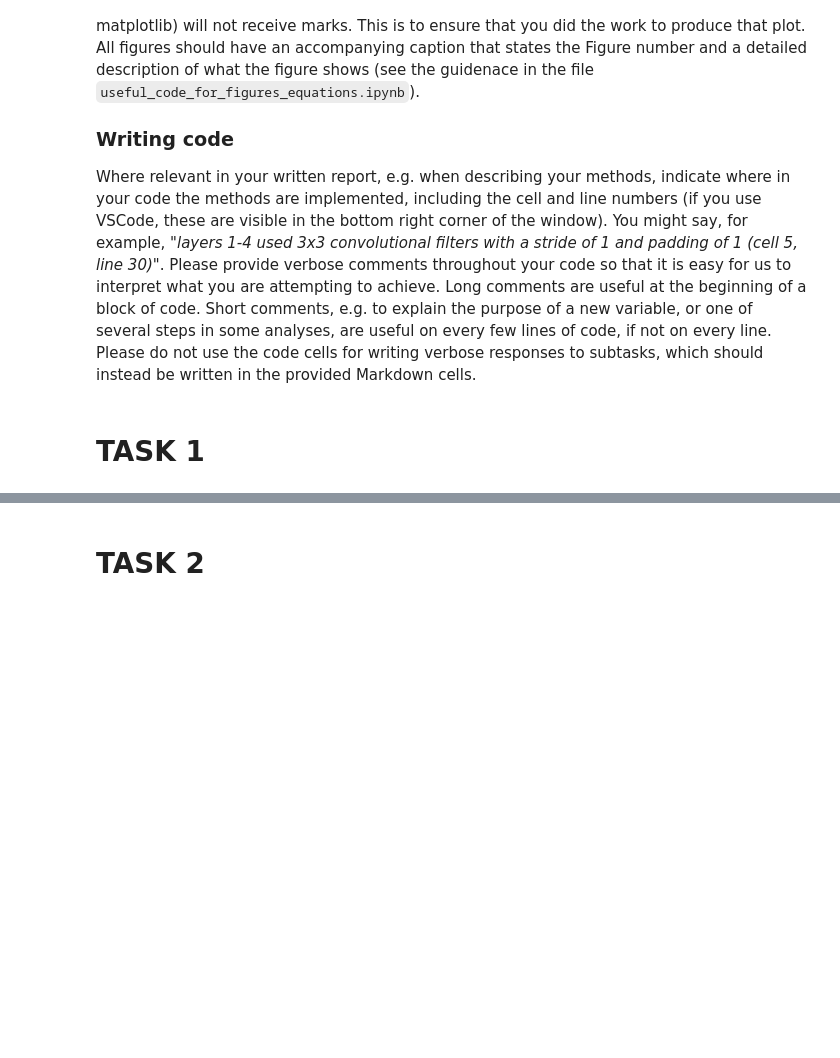
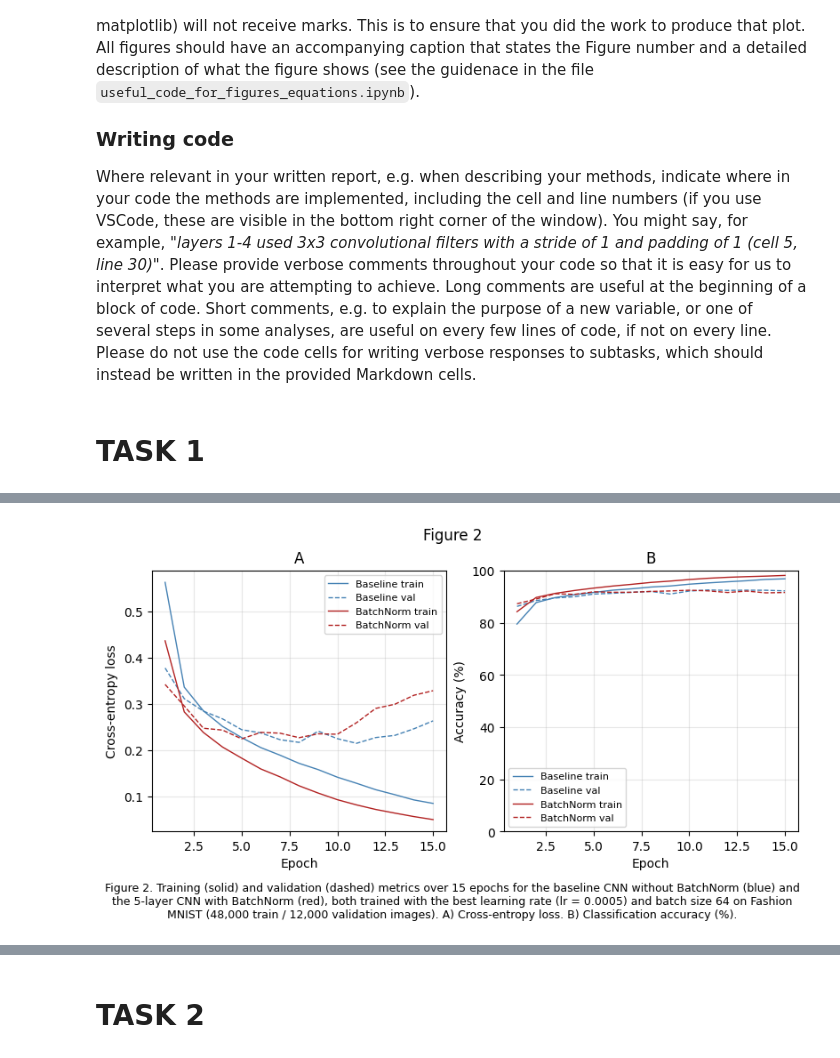
Before and after one commit to Noah-To/NN-Draft, a Jupyter notebook: XXXXXX.ipynb, the cells around one changed output, grey strips where cells are left out. Saved outputs shown, nothing was run; the diff lists cells and outputs as text; code cells hidden in the pictures; blank space fills up the shorter version.

```diff
--- a/XXXXXX.ipynb
+++ b/XXXXXX.ipynb
@@ -27,0 +356,47 @@ Where relevant in your written report, e.g. when describing your methods, indica
+# %%
+
+# Figure 2: training and validation curves for both CNN variants
+
+epochs = range(1, N_EPOCHS + 1)
+
+figWidth  = 20.
+figHeight = 10.
+fig, axs = plt.subplots(1, 2, constrained_layout=True,
+                         figsize=tuple(np.array((figWidth, figHeight)) / 2.54))
+
+fig.suptitle('Figure 2')
+
+# Panel A: cross-entropy loss
+axs[0].set_title('A')
+axs[0].plot(epochs, hist_baseline['train_loss'], color='steelblue', linestyle='-',  linewidth=1.0, label='Baseline train')
+axs[0].plot(epochs, hist_baseline['val_loss'],   color='steelblue', linestyle='--', linewidth=1.0, label='Baseline val')
+axs[0].plot(epochs, hist_bn['train_loss'],       color='firebrick', linestyle='-',  linewidth=1.0, label='BatchNorm train')
+axs[0].plot(epochs, hist_bn['val_loss'],         color='firebrick', linestyle='--', linewidth=1.0, label='BatchNorm val')
+axs[0].set_xlabel('Epoch')
+axs[0].set_ylabel('Cross-entropy loss')
+axs[0].legend(fontsize=8)
+axs[0].grid(True, alpha=0.3)
+
+# Panel B: classification accuracy
+axs[1].set_title('B')
+axs[1].plot(epochs, [v*100 for v in hist_baseline['train_acc']], color='steelblue', linestyle='-',  linewidth=1.0, label='Baseline train')
+axs[1].plot(epochs, [v*100 for v in hist_baseline['val_acc']],   color='steelblue', linestyle='--', linewidth=1.0, label='Baseline val')
+axs[1].plot(epochs, [v*100 for v in hist_bn['train_acc']],       color='firebrick', linestyle='-',  linewidth=1.0, label='BatchNorm train')
+axs[1].plot(epochs, [v*100 for v in hist_bn['val_acc']],         color='firebrick', linestyle='--', linewidth=1.0, label='BatchNorm val')
+axs[1].set_xlabel('Epoch')
+axs[1].set_ylabel('Accuracy (%)')
+axs[1].set_ylim([0, 100])
+axs[1].legend(fontsize=8)
+axs[1].grid(True, alpha=0.3)
+
+txt = (f"Figure 2. Training (solid) and validation (dashed) metrics over {N_EPOCHS} epochs "
+       f"for the baseline CNN without BatchNorm (blue) and the 5-layer CNN with BatchNorm (red), "
+       f"both trained with the best learning rate (lr = {BEST_LR}) and batch size 64 on Fashion MNIST "
+       f"(48,000 train / 12,000 validation images). "
+       f"A) Cross-entropy loss. B) Classification accuracy (%).")
+plt.figtext(0.5, -0.12, txt, wrap=True, horizontalalignment='center', fontsize=9)
+
+plt.savefig('task1_curves.png', dpi=150, bbox_inches='tight')
+plt.show()
+# %% [output]
+[figure, added]
```
Also changed, not shown: parts of 7 cells of this notebook, 11 other files.
